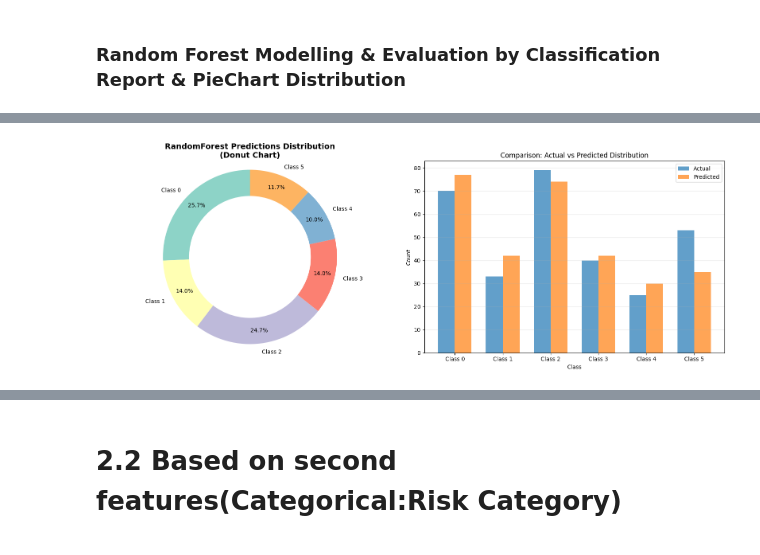
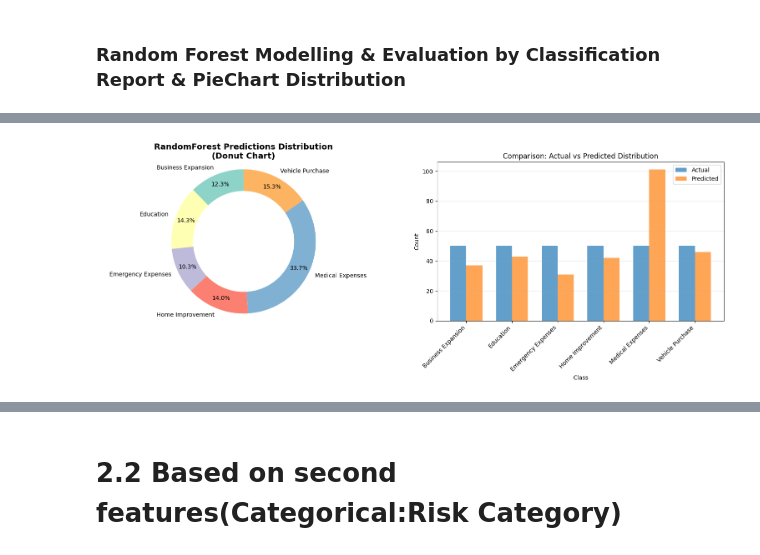
Before and after one commit to linlin0708/Data-Mining-Group-Project, a Jupyter notebook: DataMiningGP.ipynb, the cells around one changed output, grey strips where cells are left out. Cells and saved outputs as stored; diff of their text form; code cells hidden in the pictures.

```diff
--- a/DataMiningGP.ipynb
+++ b/DataMiningGP.ipynb
@@ -433,17 +434,24 @@ plt.show()
 ### **Random Forest Modelling & Evaluation by Classification Report & PieChart Distribution**
 # %%
 from sklearn.ensemble import RandomForestClassifier
+from sklearn.metrics import ConfusionMatrixDisplay
 
 rfc = RandomForestClassifier(
     n_estimators=300,
     max_depth=10,
-    min_samples_split=5,
-    random_state=42
+    min_samples_leaf=5,
+    class_weight='balanced',
+    random_state=42,
 )
 
-rf.fit(X_train, y_train, sample_weight=sample_weights)
+rfc.fit(X_train_tfidf, y_train)
+rfc_pred = rfc.predict(X_test_tfidf)
 
-rf_pred = rf.predict(X_test)
-print("Random Forest Results")
-print(classification_report(y_test, rf_pred))
+print("Random Forest Results:")
+print(classification_report(y_test, rfc_pred, zero_division=0))
+
+ConfusionMatrixDisplay.from_predictions(y_test, rfc_pred,display_labels=le.classes_, xticks_rotation=45)
+print("\n")
+plt.title("Random Forest - Confusion Matrix (Topic)")
+plt.show()
 # %% [output]
@@ -465,7 +474,8 @@ import matplotlib.pyplot as plt
 import pandas as pd
 import numpy as np
 
-classes = np.arange(6)  # all 6 classes: 0 to 5
+# get the unique class labels from y_test and dtc_pred for correct reindexing and display
+classes_labels = np.unique(np.concatenate((y_test, dtc_pred)))
 
 # create a DataFrame with predictions
 results_df = pd.DataFrame({
@@ -473,41 +483,42 @@ results_df = pd.DataFrame({
     'Predicted': rfc_pred
 })
 
-# count predictions by class, reindex to include all classes
-prediction_counts = results_df['Predicted'].value_counts().reindex(classes, fill_value=0)
-actual_counts = results_df['Actual'].value_counts().reindex(classes, fill_value=0)
+# count predictions by class, reindex to include all classes found in the data
+# using the actual string labels for correct mapping
+prediction_counts = results_df['Predicted'].value_counts().reindex(classes_labels, fill_value=0)
+actual_counts = results_df['Actual'].value_counts().reindex(classes_labels, fill_value=0)
 
 fig, (ax1, ax2) = plt.subplots(1, 2, figsize=(16, 6))
 
 # Donut chart
-colors = plt.cm.Set3(np.arange(len(classes)))
+colors = plt.cm.Set3(np.arange(len(classes_labels)))
 wedges, texts, autotexts = ax1.pie(
     prediction_counts.values,
-    labels=[f'Class {i}' for i in classes],
+    labels=classes_labels,
     colors=colors,
     autopct='%1.1f%%',
     pctdistance=0.85,
     startangle=90
 )
 centre_circle = plt.Circle((0, 0), 0.70, fc='white')
 ax1.add_artist(centre_circle)
-ax1.set_title('DecisionTree Predictions Distribution\n(Donut Chart)', fontsize=14, fontweight='bold')
+ax1.set_title('RandomForest Predictions Distribution\n(Donut Chart)', fontsize=14, fontweight='bold')
 ax1.axis('equal')
 
 # Bar chart: Actual vs Predicted
-x = np.arange(len(classes))
+x = np.arange(len(classes_labels))
 width = 0.35
 ax2.bar(x - width/2, actual_counts.values, width, label='Actual', alpha=0.7)
 ax2.bar(x + width/2, prediction_counts.values, width, label='Predicted', alpha=0.7)
 ax2.set_xlabel('Class')
 ax2.set_ylabel('Count')
 ax2.set_title('Comparison: Actual vs Predicted Distribution')
 ax2.set_xticks(x)
-ax2.set_xticklabels([f'Class {i}' for i in classes])
+ax2.set_xticklabels(classes_labels, rotation=45, ha='right')
 ax2.legend()
 ax2.grid(True, alpha=0.3, axis='y')
 
 plt.tight_layout()
 plt.show()
 # %% [output]
-[figure, old version]
+[figure, new version]
```
Also changed, not shown: parts of 23 cells of this notebook.
